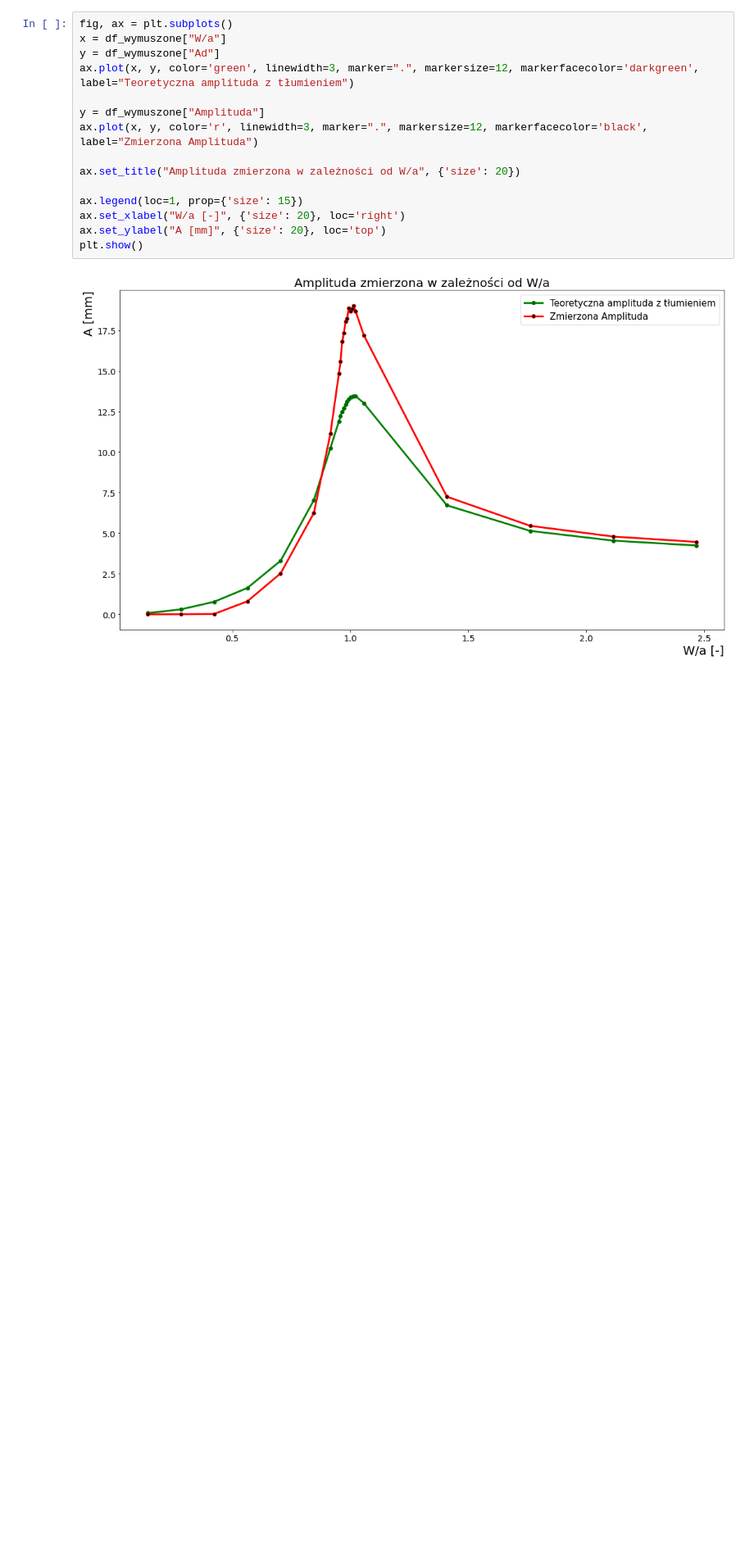
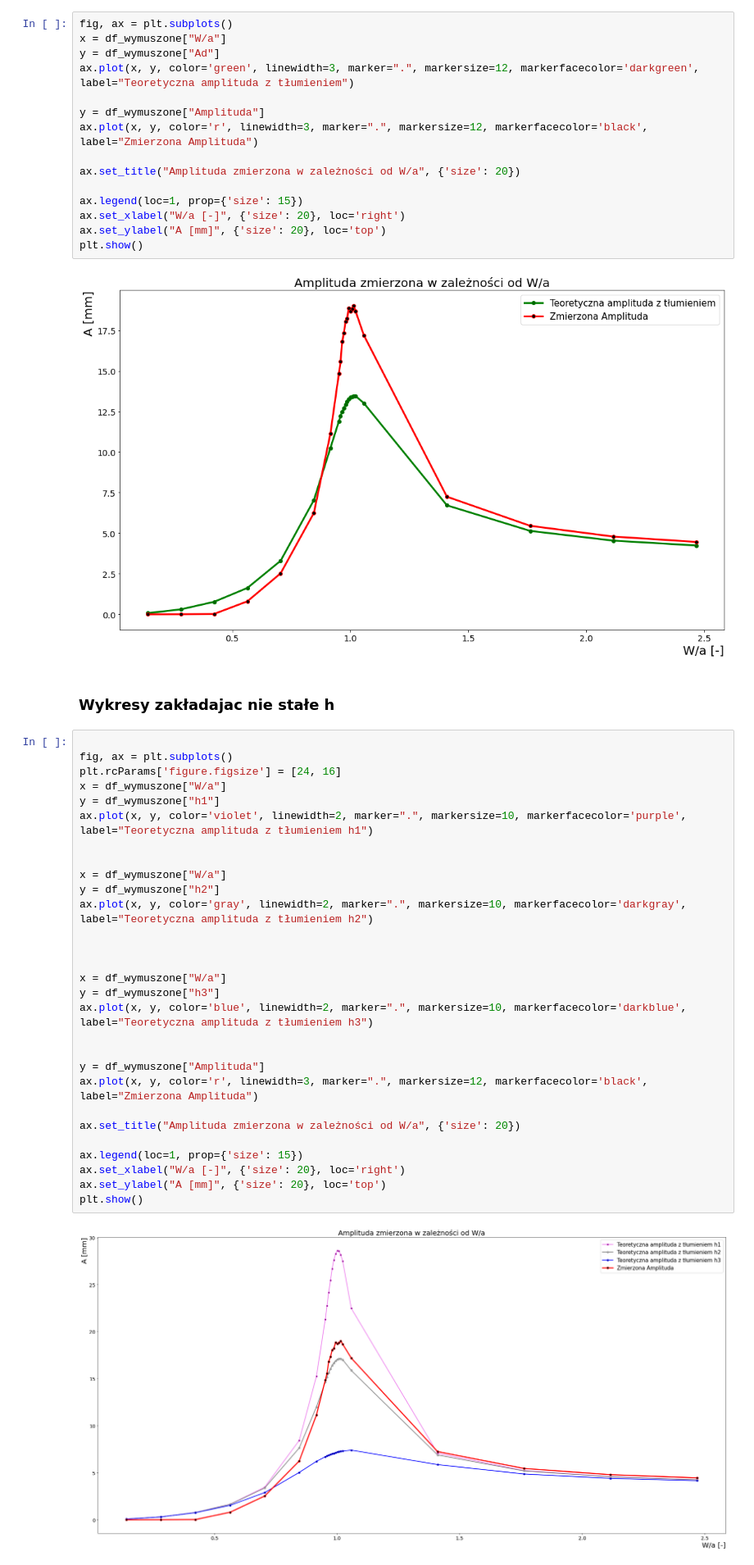
Before and after one commit to NotSirius-A/mechanika, a Jupyter notebook: mechanika.ipynb, the cells around one changed output. Shown at 82% size. Drawn from its saved outputs; the diff is of its cells as text; blank space fills up the shorter version.

```diff
--- a/mechanika.ipynb
+++ b/mechanika.ipynb
@@ -215,3 +253,36 @@ ax.set_ylabel("A [mm]", {'size': 20}, loc='top')
 plt.show()
 # %% [output]
 [figure]
+# %% [markdown]
+### Wykresy zakładajac nie stałe h
+# %%
+
+fig, ax = plt.subplots()
+plt.rcParams['figure.figsize'] = [24, 16]
+x = df_wymuszone["W/a"]
+y = df_wymuszone["h1"]
+ax.plot(x, y, color='violet', linewidth=2, marker=".", markersize=10, markerfacecolor='purple', label="Teoretyczna amplituda z tłumieniem h1")
+
+
+x = df_wymuszone["W/a"]
+y = df_wymuszone["h2"]
+ax.plot(x, y, color='gray', linewidth=2, marker=".", markersize=10, markerfacecolor='darkgray', label="Teoretyczna amplituda z tłumieniem h2")
+
+
+
+x = df_wymuszone["W/a"]
+y = df_wymuszone["h3"]
+ax.plot(x, y, color='blue', linewidth=2, marker=".", markersize=10, markerfacecolor='darkblue', label="Teoretyczna amplituda z tłumieniem h3")
+
+
+y = df_wymuszone["Amplituda"]
+ax.plot(x, y, color='r', linewidth=3, marker=".", markersize=12, markerfacecolor='black', label="Zmierzona Amplituda")
+
+ax.set_title("Amplituda zmierzona w zależności od W/a", {'size': 20})
+
+ax.legend(loc=1, prop={'size': 15})
+ax.set_xlabel("W/a [-]", {'size': 20}, loc='right')
+ax.set_ylabel("A [mm]", {'size': 20}, loc='top')
+plt.show()
+# %% [output]
+[figure, added]
```
Also changed, not shown: parts of 3 cells of this notebook.
